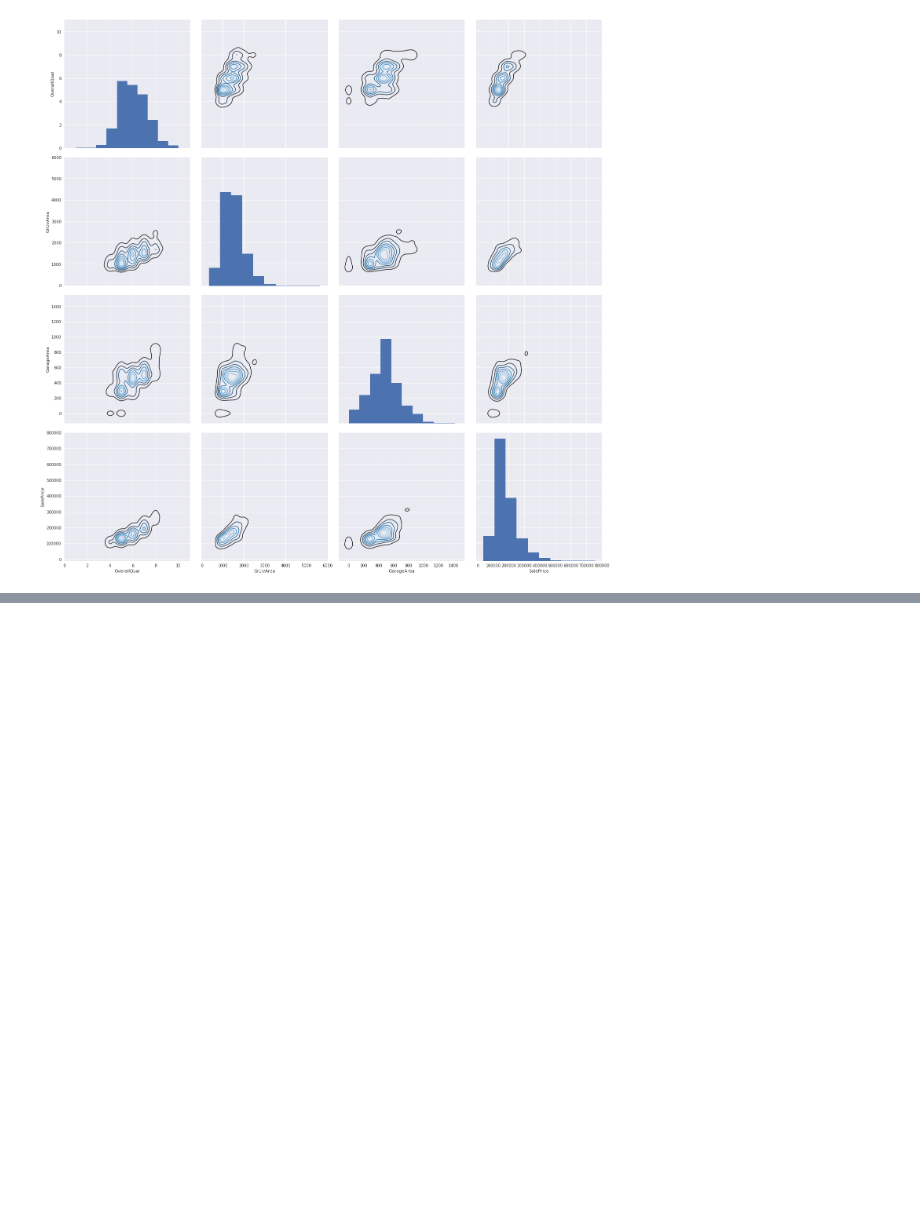
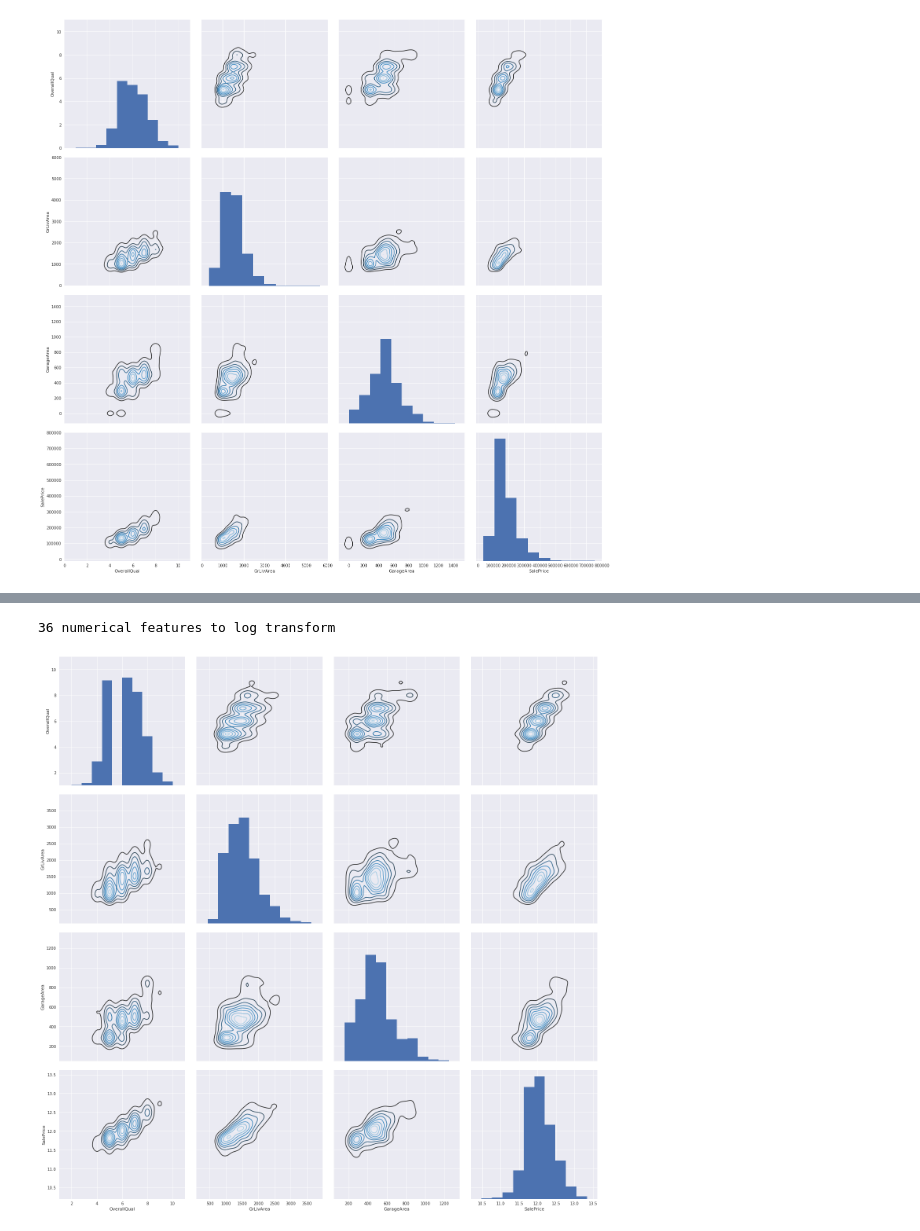
Before and after one commit to ethan-mgallagher/AmesHousingData, a Jupyter notebook: Ames.ipynb, the cells around one changed output, grey strips where cells are left out. Cells and saved outputs as stored; diff of their text form; code cells hidden in the pictures; blank space fills up the shorter version.

```diff
--- a/Ames.ipynb
+++ b/Ames.ipynb
@@ -85,0 +164,7 @@ plt.show()
+# %%
+#delete missing observations: there aren't that many compared to our data set size
+ames_train = ames_train.drop( ames_train.loc[ames_train['MasVnrType'].isnull()].index )
+ames_train = ames_train.drop( ames_train.loc[ames_train['BsmtQual'].isnull()].index )
+ames_train = ames_train.drop( ames_train.loc[ames_train['BsmtExposure'].isnull()].index )
+ames_train = ames_train.drop( ames_train.loc[ames_train['GarageType'].isnull()].index )
+ames_train = ames_train.drop( ames_train.loc[ames_train['BsmtFinType2'].isnull()].index ) ##there is one more here
@@ -85,0 +192,10 @@ plt.show()
+# %%
+# Missing data has been taken care of. Now we can deal with outliers
+# Refer to scatter plots from earlier in the notebook, now we can delete some of these outliers
+# It looks like the cases where GrLiveArea > 4000, TotalBsmtSF > 4000 and GarageArea > 1250 are outliers, so we
+# Will delete them
+ames_train = ames_train[ ames_train['GrLivArea'] < 4000 ]
+ames_train = ames_train[ ames_train['TotalBsmtSF'] < 4000 ]
+ames_train = ames_train[ ames_train['GarageArea'] < 1250 ]
+# There may be outliers in many of the other variables, but they are likely not so important
+# Right now it is best to only be concerned with the most appealing predictors
@@ -85,0 +234,28 @@ plt.show()
+# %%
+#I will apply log-transform to all features where we reject null hypothesis, alpha = 0.01
+def get_p( x ):
+    s, p = stats.normaltest(x)
+    return p
+alpha = 0.01
+norm_p = ames_num.apply(lambda x : get_p(x))
+norm_p = norm_p[norm_p < alpha]
+print(str(norm_p.shape[0]) + " numerical features to log transform")
+logt_features = norm_p.index
+ames_num[logt_features] = np.log1p(ames_num[logt_features])
+# %% [output]
+36 numerical features to log transform
+# %%
+#also we will log-transform the response variable
+ames_train['SalePrice'] = np.log( ames_train['SalePrice'])
+# %%
+# Look at some kernel denisty plots again
+# The histograms and KDE plots look better
+# Kernel density plots for the higher correlation variables
+# We can see some outliers here as well, along with instances where there are clusters of values around 0
+cols=['OverallQual', 'GrLivArea', 'GarageArea','SalePrice']
+g = sns.PairGrid( ames_train[cols], size=5 )
+g.map_diag(plt.hist)
+g.map_offdiag(sns.kdeplot, cmap="Blues_d", n_levels=8 )
+plt.show()
+# %% [output]
+[figure, added]
```
Also changed, not shown: parts of 15 cells of this notebook.
